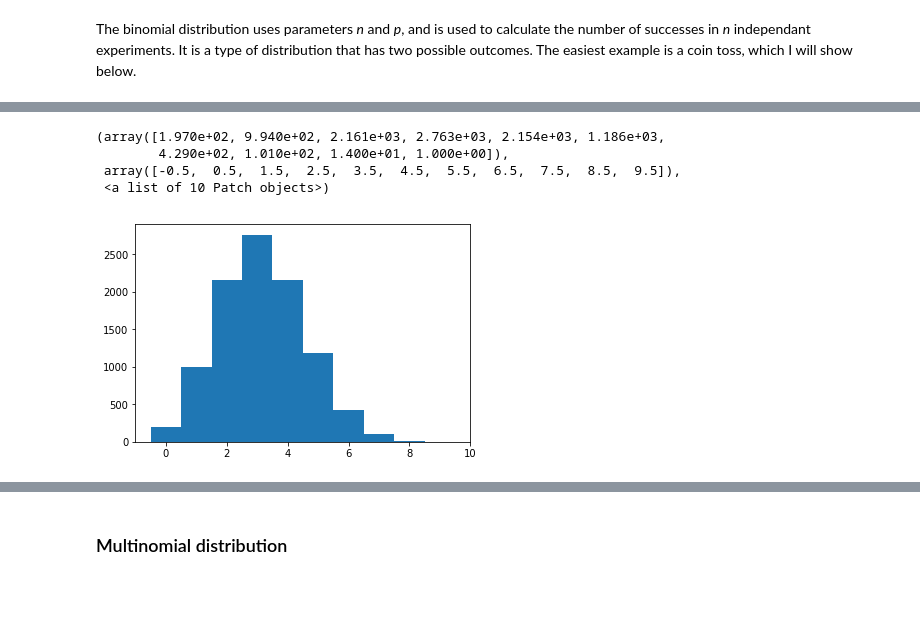
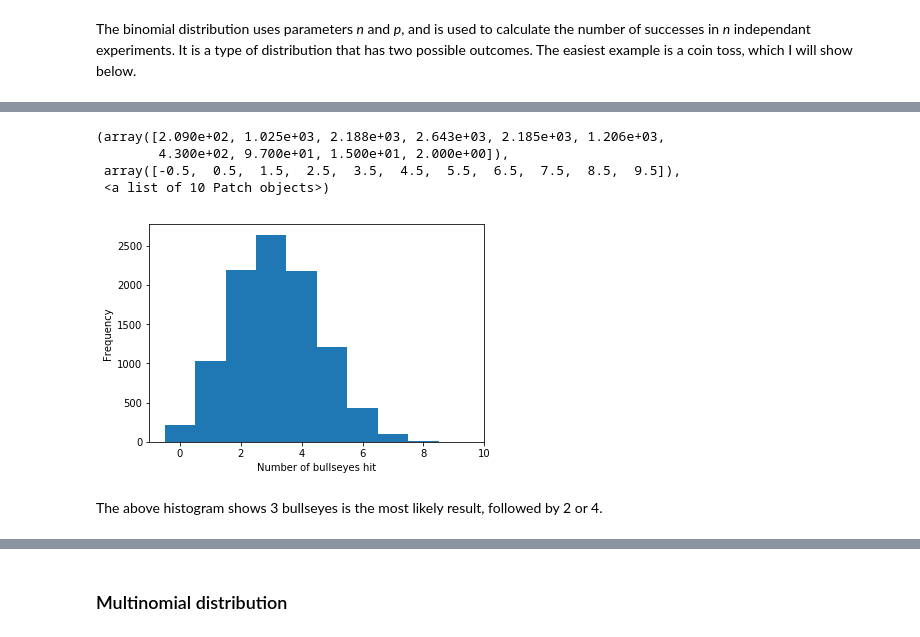
Before and after one commit to Ardvb/Numpy-random, a Jupyter notebook: Numpy-random.ipynb, the cells around one changed output, grey strips where cells are left out. Saved outputs shown, nothing was run; the diff lists cells and outputs as text; code cells hidden in the pictures; blank space fills up the shorter version.

```diff
--- a/Numpy-random.ipynb
+++ b/Numpy-random.ipynb
@@ -219,14 +224,18 @@ sum(np.random.binomial(10, 0.5, 10000) >6)/10000 # 10000 trials done, and count
 # %%
-# Michael van Gerwen hits 35 percent of his darts in the bullseye, when aiming at it. What are the odds he throws 9 darts and does not hit any?
+# Michael van Gerwen hits 35 percent of his darts in the bullseye, when aiming at it. How likely is he to hit x number of bullseyes?
 mvg = np.random.binomial(9, 0.35,10000)
 bins = np.arange(0, mvg.max() + 1.5) - 0.5 # # The x-axis will run from 0 to the biggest value (+1.5) for dice6 in the 10000 trials.
 # Then 0.5 is subtracted to get the bins centered on the integers, and make the histogram more readable.
 # Used https://stackoverflow.com/questions/30112420/histogram-for-discrete-values-with-matplotlib for help on this.
-plt.hist (mvg,bins) #plot the results
+plt.xlabel ("Number of bullseyes hit")
+plt.ylabel ("Frequency")
+plt.hist (mvg,bins) # Plot a histogram
 # %% [output]
-(array([1.970e+02, 9.940e+02, 2.161e+03, 2.763e+03, 2.154e+03, 1.186e+03,
-        4.290e+02, 1.010e+02, 1.400e+01, 1.000e+00]),
+(array([2.090e+02, 1.025e+03, 2.188e+03, 2.643e+03, 2.185e+03, 1.206e+03,
+        4.300e+02, 9.700e+01, 1.500e+01, 2.000e+00]),
  array([-0.5,  0.5,  1.5,  2.5,  3.5,  4.5,  5.5,  6.5,  7.5,  8.5,  9.5]),
  <a list of 10 Patch objects>)
-[figure, old version]
+[figure, new version]
+# %% [markdown]
+The above histogram shows 3 bullseyes is the most likely result, followed by 2 or 4.
 # %%
```
Also changed, not shown: parts of 28 cells of this notebook.
